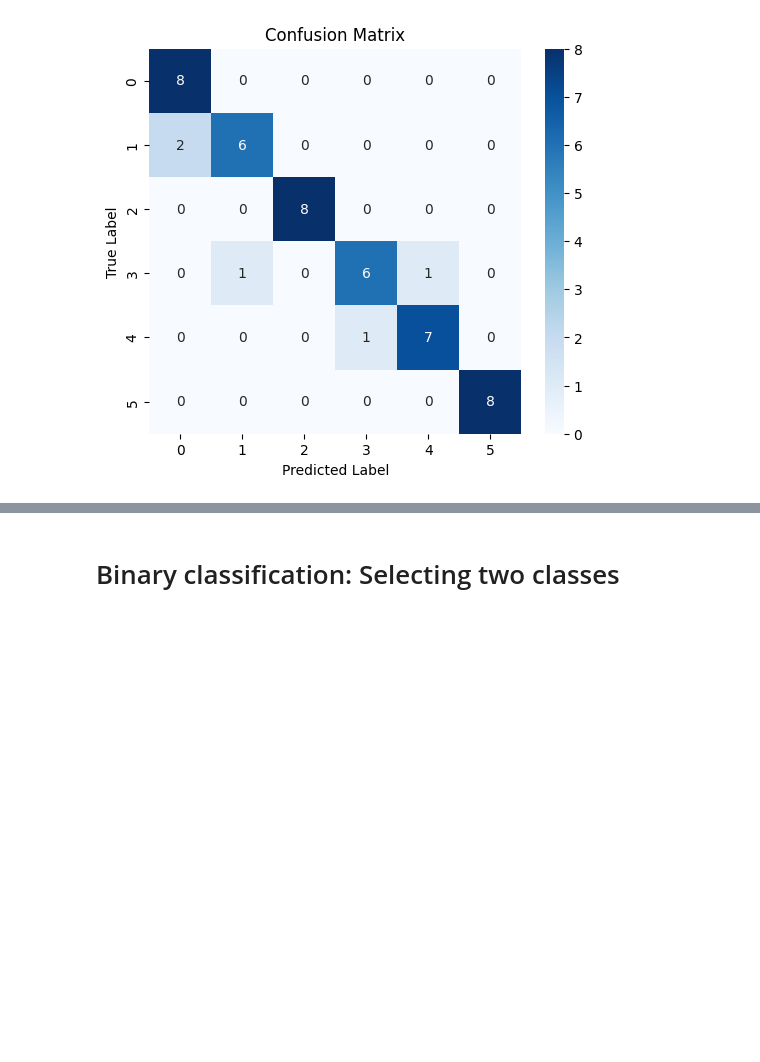
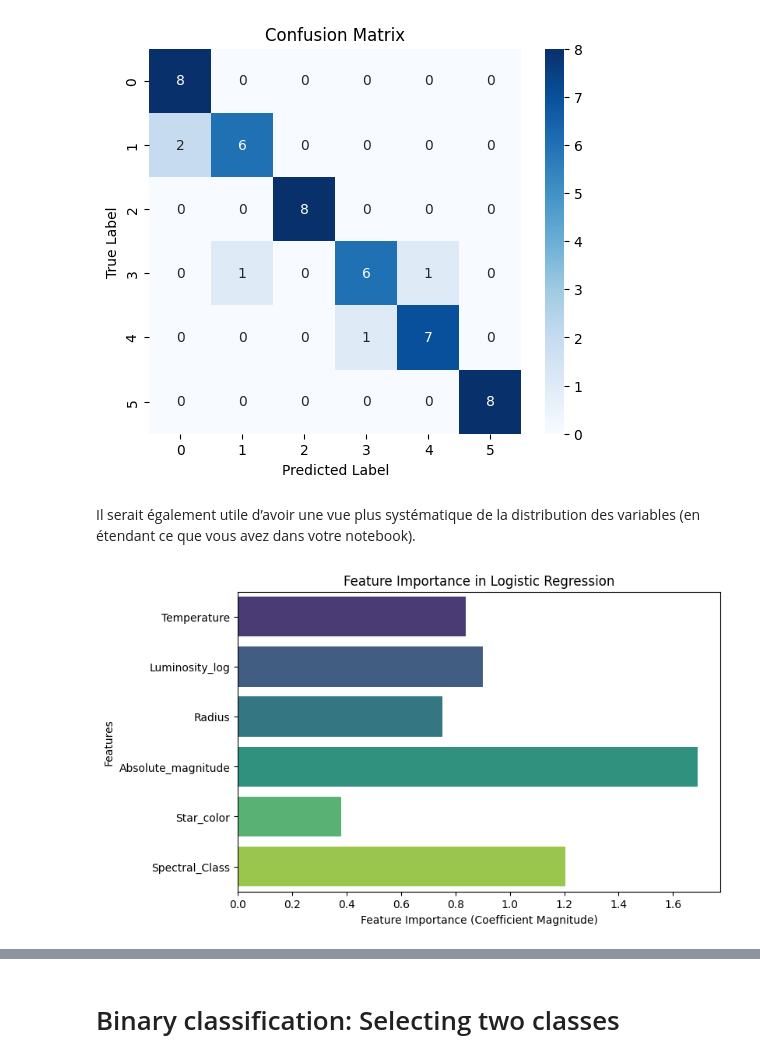
Before and after one commit to YassinTalhaoui/MA-Thesis-ML-Applied-to-stars, a Jupyter notebook: stars.ipynb, the cells around one changed output, grey strips where cells are left out. Drawn from its saved outputs; the diff is of its cells as text; code cells hidden in the pictures; blank space fills up the shorter version.

Commit message:
Kaggle Notebook | stars.ipynb | Version 13

```diff
--- a/stars.ipynb
+++ b/stars.ipynb
@@ -406,3 +406,23 @@ plt.title("Confusion Matrix")
 plt.show()
 # %% [output]
 [figure]
+# %% [markdown]
+Il serait également utile d’avoir une vue plus systématique de la distribution des variables (en étendant ce que vous avez dans votre notebook).
+# %%
+import numpy as np
+import matplotlib.pyplot as plt
+import seaborn as sns
+
+# Assuming log_reg is your trained logistic regression model
+feature_importance = np.abs(model_log.coef_).mean(axis=0)
+feature_names = X_train.columns  # Feature names
+
+# Plot feature importance
+plt.figure(figsize=(8, 5))
+sns.barplot(x=feature_importance, y=feature_names, palette="viridis")
+plt.xlabel("Feature Importance (Coefficient Magnitude)")
+plt.ylabel("Features")
+plt.title("Feature Importance in Logistic Regression")
+plt.show()
+# %% [output]
+[figure, added]
```
Also changed, not shown: parts of 1 cell of this notebook.
